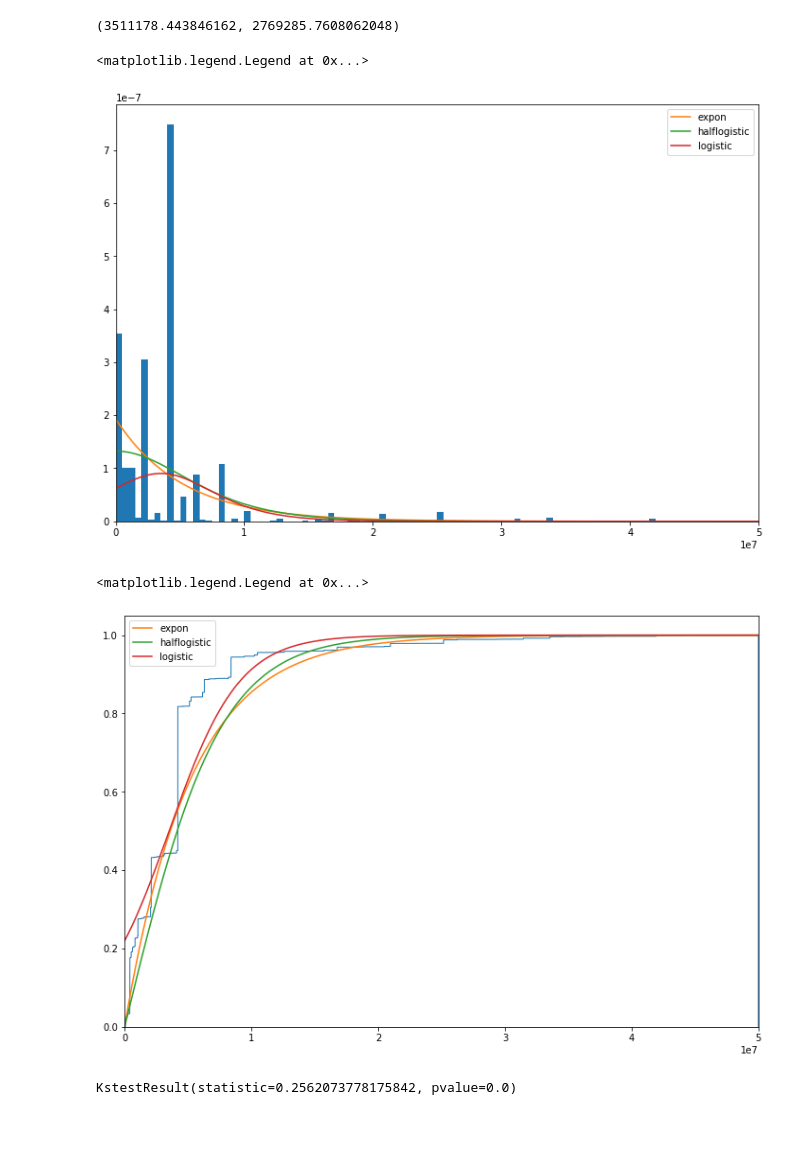
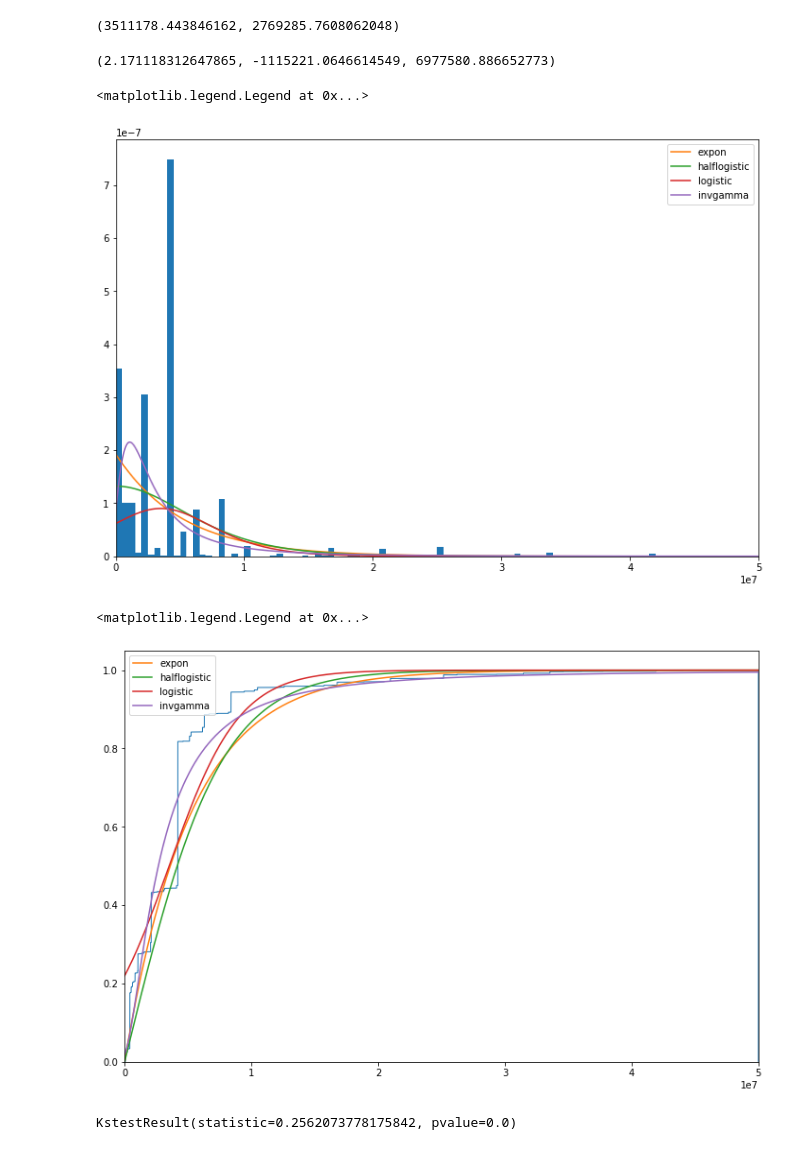
Before and after one commit to jankopanski/Burst-Buffer-Scheduling, a Jupyter notebook: analysis/Metacentrum3-Cross-Correlation.ipynb, the cells around one changed output. Cells and saved outputs as stored; diff of their text form; code cells hidden in the pictures.

```diff
--- a/analysis/Metacentrum3-Cross-Correlation.ipynb
+++ b/analysis/Metacentrum3-Cross-Correlation.ipynb
@@ -491,17 +656,27 @@ loc_logistic, scale_logistic
 x = np.linspace(mem_lim.min(), mem_limit, 10000)
 y_pdf_logistic = ss.logistic.pdf(x, loc=loc_logistic, scale=scale_logistic)
 y_cdf_logistic = ss.logistic.cdf(x, loc=loc_logistic, scale=scale_logistic)
+# %%
+a_invgamma, loc_invgamma, scale_invgamma = ss.invgamma.fit(mem_req)
+a_invgamma, loc_invgamma, scale_invgamma
+# %% [output]
+(2.171118312647865, -1115221.0646614549, 6977580.886652773)
+# %%
+x = np.linspace(mem_lim.min(), mem_limit, 10000)
+y_pdf_invgamma = ss.invgamma.pdf(x, a=a_invgamma, loc=loc_invgamma, scale=scale_invgamma)
+y_cdf_invgamma = ss.invgamma.cdf(x, a=a_invgamma, loc=loc_invgamma, scale=scale_invgamma)
 # %%
 fig, ax = plt.subplots()
 ax.set_xlim(right=mem_limit)
 ax.hist(mem_lim, bins=100, density=True)
 ax.plot(x, y_pdf_expon, label='expon')
 ax.plot(x, y_pdf_halflogistic, label='halflogistic')
 ax.plot(x, y_pdf_logistic, label='logistic')
+ax.plot(x, y_pdf_invgamma, label='invgamma')
 ax.legend()
 # %% [output]
 <matplotlib.legend.Legend at 0x...>
-[figure, old version]
+[figure, new version]
 # %%
 fig, ax = plt.subplots()
 ax.set_xlim(right=mem_limit)
@@ -509,10 +684,11 @@ ax.hist(mem_lim, density=True, cumulative=True, bins=100000, histtype='step')
 ax.plot(x, y_cdf_expon, label='expon')
 ax.plot(x, y_cdf_halflogistic, label='halflogistic')
 ax.plot(x, y_cdf_logistic, label='logistic')
+ax.plot(x, y_cdf_invgamma, label='invgamma')
 ax.legend()
 # %% [output]
 <matplotlib.legend.Legend at 0x...>
-[figure, old version]
+[figure, new version]
 # %%
 ss.kstest(mem_req, ss.expon(loc=loc_expon, scale=scale_expon).cdf, N=1000)
 # %% [output]
```
Also changed, not shown: parts of 21 cells of this notebook.
